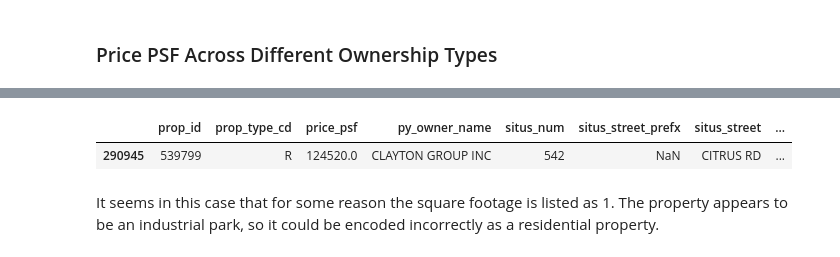
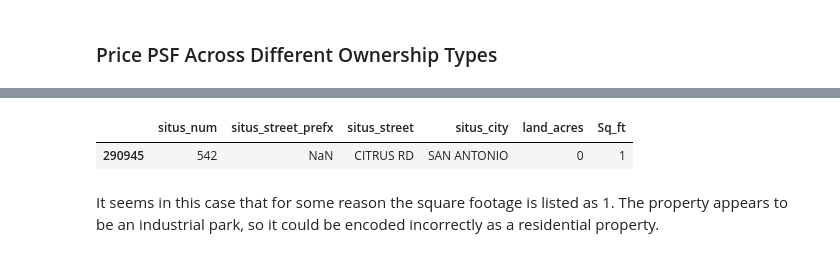
Before and after one commit to mpky/property_project, a Jupyter notebook: notebooks/Bexar_EDA.ipynb, the cells around one changed output, grey strips where cells are left out. Cells and saved outputs as stored; diff of their text form; code cells hidden in the pictures.

```diff
--- a/notebooks/Bexar_EDA.ipynb
+++ b/notebooks/Bexar_EDA.ipynb
@@ -279,20 +225,16 @@ plt.show()
 # %%
 # Investigate some of these outlier properties
 prop_df[prop_df.price_psf==prop_df.price_psf.max()][[
-    'prop_id',
-    'prop_type_cd',
-    'price_psf',
-    'py_owner_name',
     'situs_num',
     'situs_street_prefx',
     'situs_street',
     'situs_city',
     'land_acres',
     'Sq_ft'
 ]]
 # %% [output]
-|  | prop_id | prop_type_cd | price_psf | py_owner_name | situs_num | situs_street_prefx | situs_street | ... |
-| 290945 | 539799 | R | 124520.0 | CLAYTON GROUP INC | 542 | NaN | CITRUS RD | ... |
+|  | situs_num | situs_street_prefx | situs_street | situs_city | land_acres | Sq_ft |
+| 290945 | 542 | NaN | CITRUS RD | SAN ANTONIO | 0 | 1 |
 # %% [markdown]
 It seems in this case that for some reason the square footage is listed as 1. The property appears to be an industrial park, so it could be encoded incorrectly as a residential property.
 # %%
```
Also changed, not shown: parts of 46 cells of this notebook.
